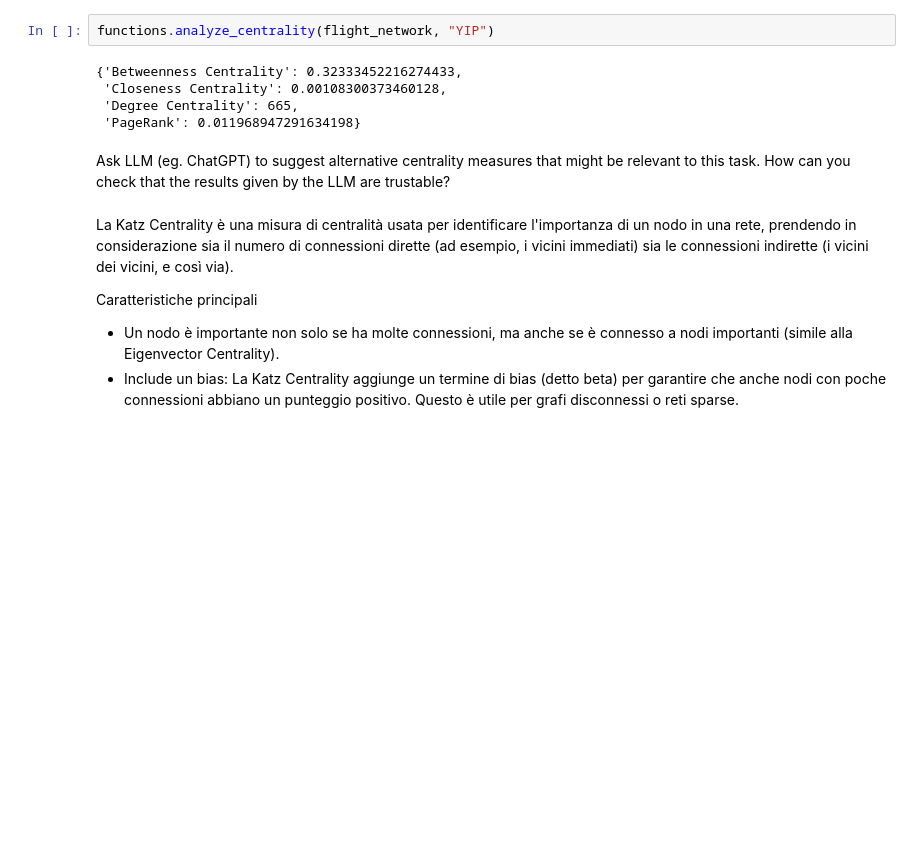
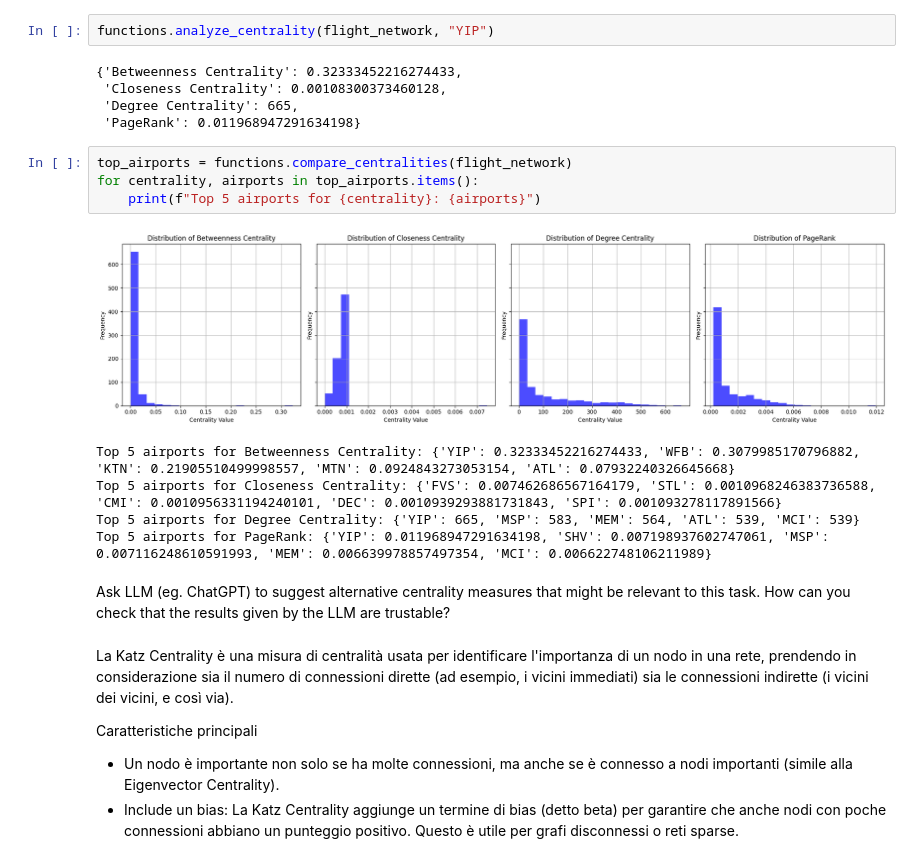
Before and after one commit to Nefeli-Apostolou/ADM_HW05, a Jupyter notebook: mattia.ipynb, the cells around one changed output. Cells and saved outputs as stored; diff of their text form; blank space fills up the shorter version.

Commit message:
Add compare_centralities Q2

```diff
--- a/mattia.ipynb
+++ b/mattia.ipynb
@@ -41,6 +42,16 @@ functions.analyze_centrality(flight_network, "YIP")
  'Closeness Centrality': 0.00108300373460128,
  'Degree Centrality': 665,
  'PageRank': 0.011968947291634198}
+# %%
+top_airports = functions.compare_centralities(flight_network)
+for centrality, airports in top_airports.items():
+    print(f"Top 5 airports for {centrality}: {airports}")
+# %% [output]
+[figure, added]
+Top 5 airports for Betweenness Centrality: {'YIP': 0.32333452216274433, 'WFB': 0.3079985170796882, 'KTN': 0.21905510499998557, 'MTN': 0.0924843273053154, 'ATL': 0.07932240326645668}
+Top 5 airports for Closeness Centrality: {'FVS': 0.007462686567164179, 'STL': 0.0010968246383736588, 'CMI': 0.0010956331194240101, 'DEC': 0.0010939293881731843, 'SPI': 0.001093278117891566}
+Top 5 airports for Degree Centrality: {'YIP': 665, 'MSP': 583, 'MEM': 564, 'ATL': 539, 'MCI': 539}
+Top 5 airports for PageRank: {'YIP': 0.011968947291634198, 'SHV': 0.007198937602747061, 'MSP': 0.007116248610591993, 'MEM': 0.006639978857497354, 'MCI': 0.006622748106211989}
 # %% [markdown]
 Ask LLM (eg. ChatGPT) to suggest alternative centrality measures that might be relevant to this task. How can you check that the results given by the LLM are trustable?
 # %% [markdown]
```
Also changed, not shown: parts of 1 cell of this notebook, 2 other files.
